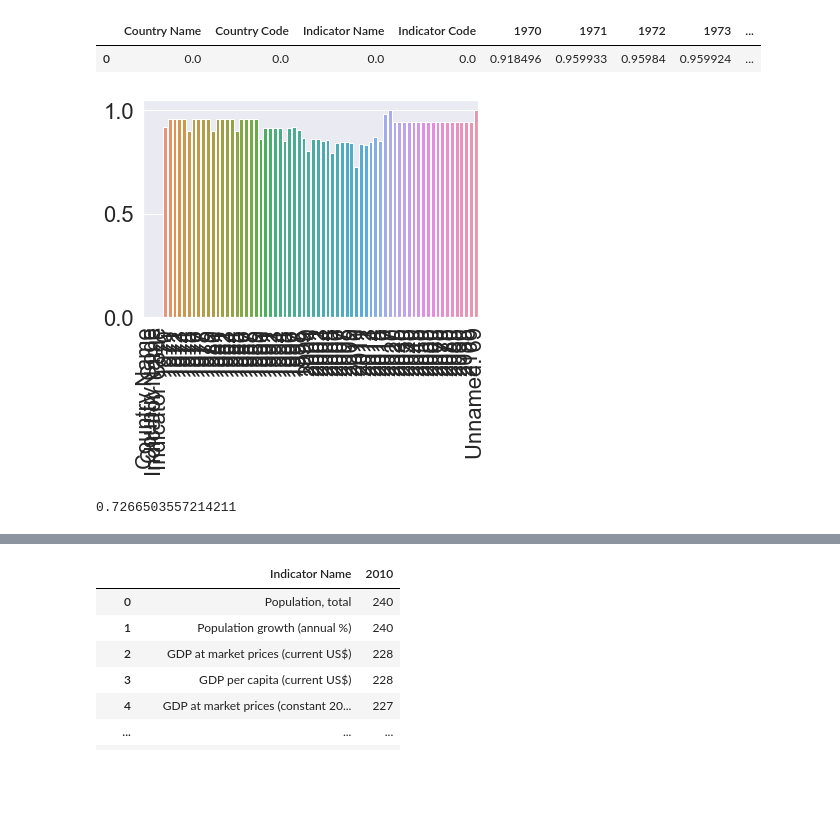
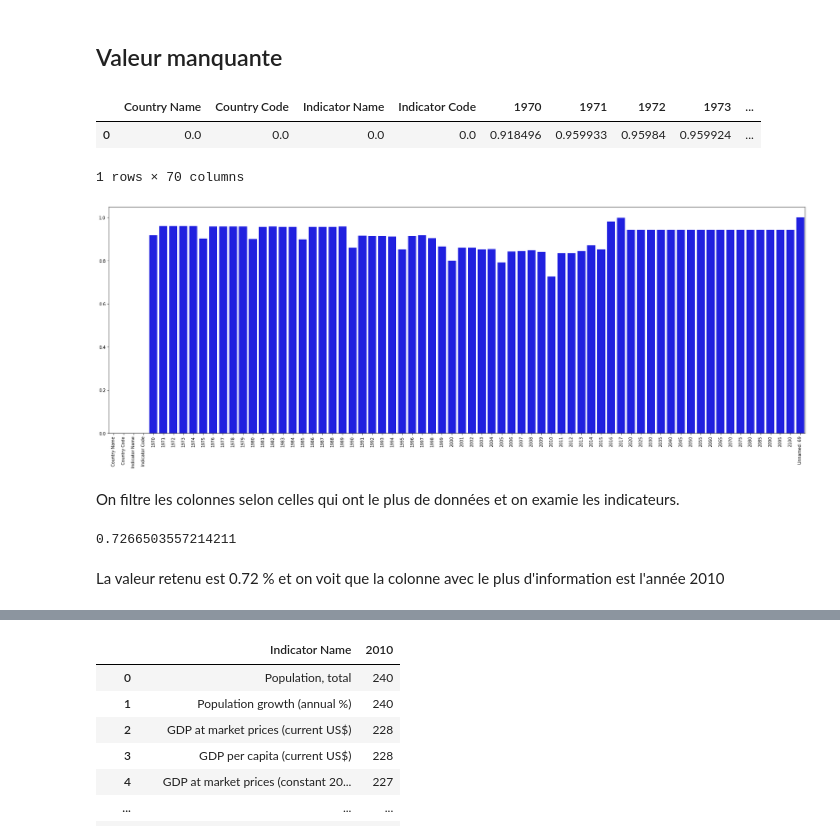
Before and after one commit to CecileLecoublet/Projet-2, a Jupyter notebook: project2-scoring.ipynb, the cells around one changed output, grey strips where cells are left out. Cells and saved outputs as stored; diff of their text form; code cells hidden in the pictures; blank space fills up the shorter version.

```diff
--- a/project2-scoring.ipynb
+++ b/project2-scoring.ipynb
@@ -3,9 +7,3 @@ import numpy as np
 import pandas as pd
 import seaborn as sns
 import matplotlib.pyplot as plt
-
-sns.set(font_scale=2)
-
-pd.options.display.max_columns = 100
-pd.options.display.max_rows = 1000
-pd.options.display.max_colwidth = None
@@ -12,2 +12,2 @@ pd.options.display.max_colwidth = None
 # %%
-f3 = "EdStatsData.csv"
+df3 =  pd.read_csv("EdStatsData.csv")
@@ -16,2 +13,0 @@ f3 = "EdStatsData.csv"
-# %%
-df3 =  pd.read_csv( f3 )
@@ -46,3 +43,5 @@ Index(['Country Name', 'Country Code', 'Indicator Name', 'Indicator Code',
+# %% [markdown]
+## Valeur manquante
 # %%
 # Null rate fraction per columns
 null_rate = pd.DataFrame( data=df3.isna().sum().values.reshape(1,-1)/len(df3),
@@ -51,18 +50,23 @@ null_rate
 # %% [output]
 |  | Country Name | Country Code | Indicator Name | Indicator Code | 1970 | 1971 | 1972 | 1973 | ... |
 | 0 | 0.0 | 0.0 | 0.0 | 0.0 | 0.918496 | 0.959933 | 0.95984 | 0.959924 | ... |
+1 rows × 70 columns
 # %%
 fig,ax = plt.subplots()
-#plt.rcParams["figure.figsize"] = (30,10)
-sns.barplot( data=null_rate )
+plt.rcParams["figure.figsize"] = (30,10)
+sns.barplot( data=null_rate, color = 'blue')
 ax.tick_params(axis='x', rotation=90)
 # %% [output]
-[figure, old version]
+[figure, new version]
+# %% [markdown]
+On filtre les colonnes selon celles qui ont le plus de données et on examie les indicateurs.
 # %%
 r_min = null_rate.iloc[:,4:].min(axis=1).tolist()[0]
 r_min
 # %% [output]
 0.7266503557214211
+# %% [markdown]
+La valeur retenu est 0.72 % et on voit que la colonne avec le plus d'information est l'année 2010
 # %%
 import time
 %time
```
Also changed, not shown: parts of 50 cells of this notebook.
